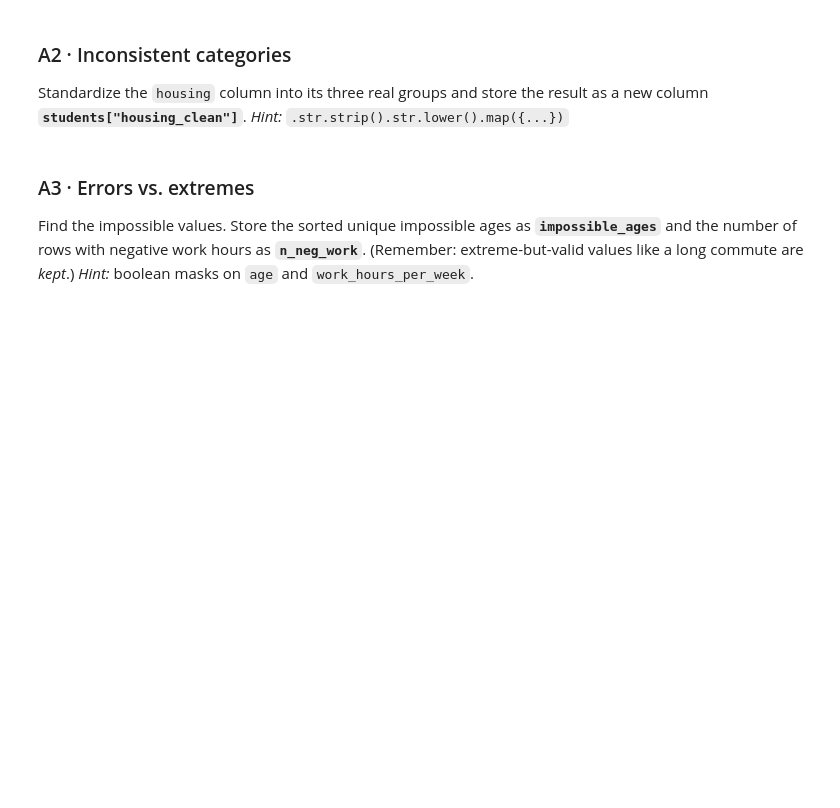
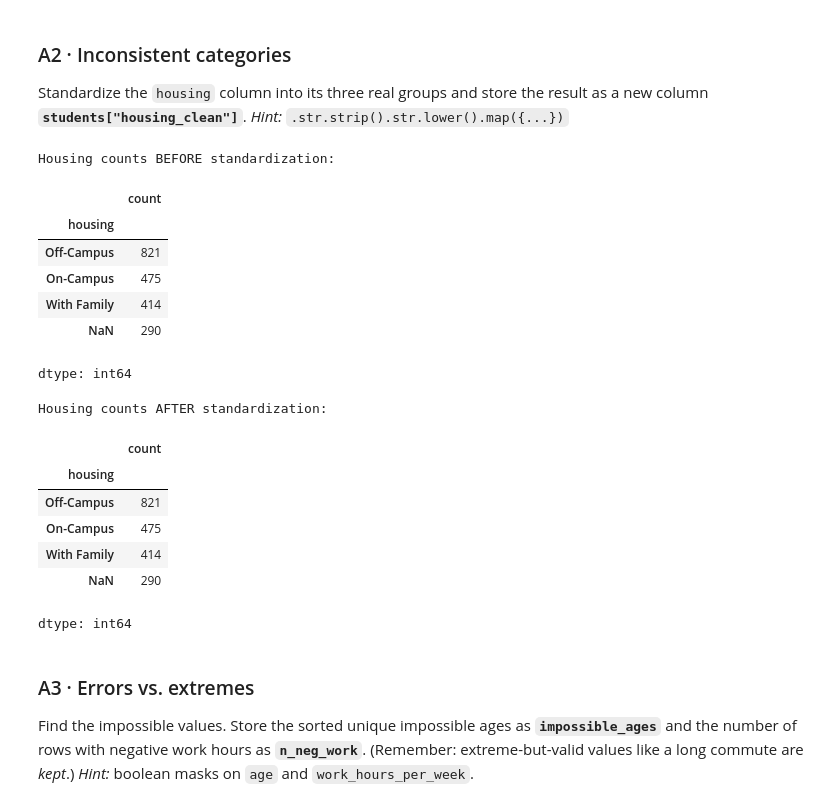
Before and after one commit to jbs112233/jordan_INFO4670_Fall2026, a Jupyter notebook: Copy_of_Week5_INFO4670_Assignment2_Framework.ipynb, the cells around one changed output. Saved outputs shown, nothing was run; the diff lists cells and outputs as text; code cells hidden in the pictures; blank space fills up the shorter version.

```diff
--- a/Copy_of_Week5_INFO4670_Assignment2_Framework.ipynb
+++ b/Copy_of_Week5_INFO4670_Assignment2_Framework.ipynb
@@ -58,3 +60,37 @@ except Exception:
+# %%
+print("Housing counts BEFORE standardization:")
+display(students["housing"].value_counts(dropna=False))
+
+housing_map = {
+    "On-Campus": "On-Campus",
+    "On-campus": "On-Campus",
+    "Off-Campus": "Off-Campus",
+    "Off-campus": "Off-Campus",
+    "Off campus": "Off-Campus",
+    "With Family": "With Family"
+}
+
+students["housing"] = students["housing"].map(housing_map)
+
+print("Housing counts AFTER standardization:")
+display(students["housing"].value_counts(dropna=False))
+# %% [output]
+Housing counts BEFORE standardization:
+|  | count |
+| housing |  |
+| Off-Campus | 821 |
+| On-Campus | 475 |
+| With Family | 414 |
+| NaN | 290 |
+dtype: int64
+Housing counts AFTER standardization:
+|  | count |
+| housing |  |
+| Off-Campus | 821 |
+| On-Campus | 475 |
+| With Family | 414 |
+| NaN | 290 |
+dtype: int64
 # %% [markdown]
 ### A3 · Errors vs. extremes
 Find the impossible values. Store the sorted unique impossible ages as **`impossible_ages`** and the number of rows with negative work hours as **`n_neg_work`**. (Remember: extreme-but-valid values like a long commute are *kept*.)
```
Also changed, not shown: parts of 28 cells of this notebook.
